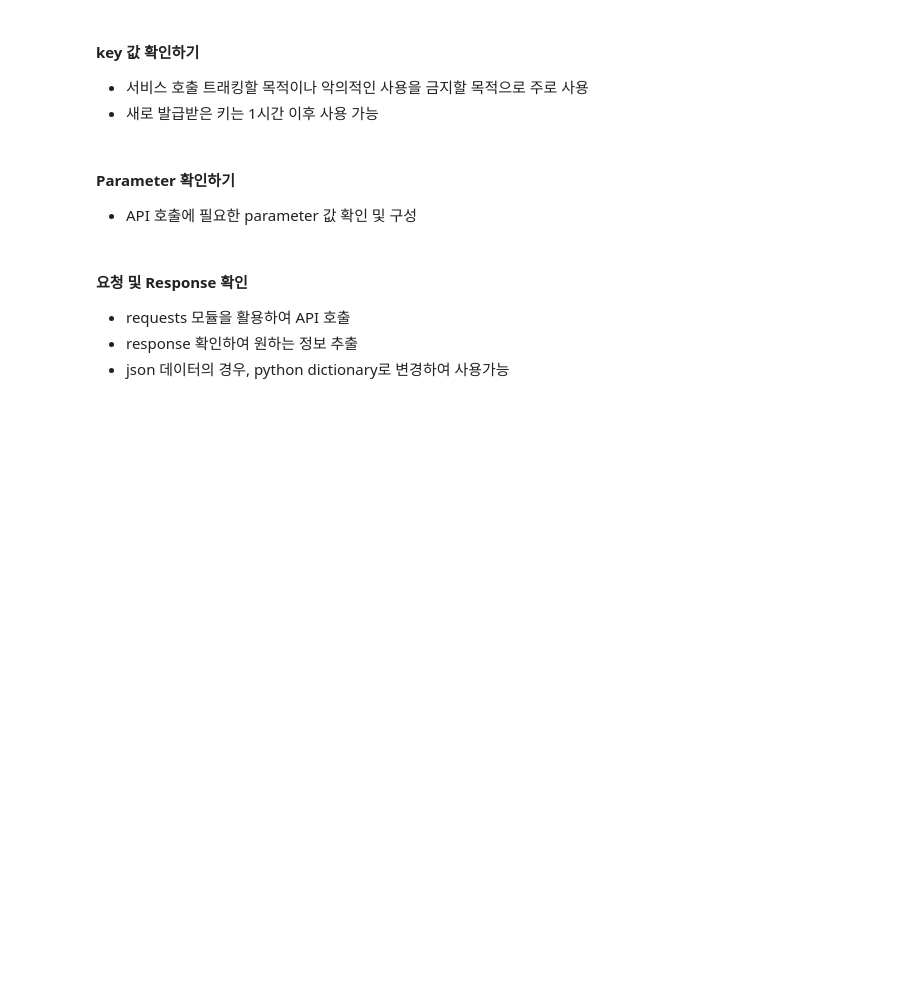
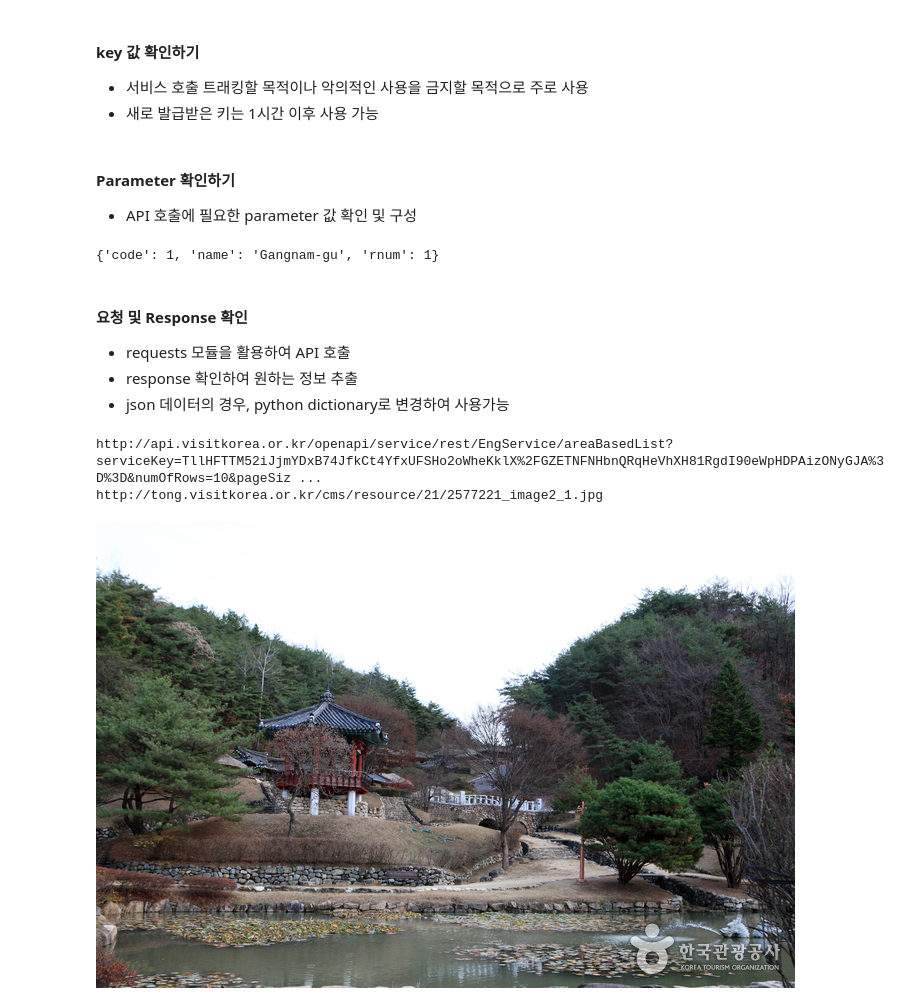
Before and after one commit to 1571min/ByteDegree-Python-Progarmming-, a Jupyter notebook: PART 2) 데이터 수집을 위한 Python (Crawling)/01. Jupyter Notebook ( Typing 용 )/Chapter 02 - 02. OPEN API 활용하여 json data 추출하기.ipynb, the cells around one changed output. Cells and saved outputs as stored; diff of their text form; code cells hidden in the pictures; blank space fills up the shorter version.

Commit message:
update part2 python web crawling

```diff
--- a/PART 2) 데이터 수집을 위한 Python (Crawling)/01. Jupyter Notebook ( Typing 용 )/Chapter 02 - 02. OPEN API 활용하여 json data 추출하기.ipynb
+++ b/PART 2) 데이터 수집을 위한 Python (Crawling)/01. Jupyter Notebook ( Typing 용 )/Chapter 02 - 02. OPEN API 활용하여 json data 추출하기.ipynb
@@ -14,11 +19,49 @@
 #### key 값 확인하기
  - 서비스 호출 트래킹할 목적이나 악의적인 사용을 금지할 목적으로 주로 사용
  - 새로 발급받은 키는 1시간 이후 사용 가능
+# %%
+serviceKey='TllHFTTM52iJjmYDxB74JfkCt4YfxUFSHo2oWheKklX%2FGZETNFNHbnQRqHeVhXH81RgdI90eWpHDPAizONyGJA%3D%3D'
 # %% [markdown]
 #### Parameter 확인하기
  - API 호출에 필요한 parameter 값 확인 및 구성
+# %%
+endpoint='http://api.visitkorea.or.kr/openapi/service/rest/EngService/areaCode?serviceKey={}&numOfRows=10&pageSize=10&pageNo={}&MobileOS=ETC&MobileApp=AppTest&areaCode=1&_type=json'.format(serviceKey,1)
+
+resp=requests.get(endpoint)
+##print(resp.status_code)
+##print(resp.text)
+
+data=resp.json()
+print(data['response']['body']['items']['item'][0])
+# %% [output]
+{'code': 1, 'name': 'Gangnam-gu', 'rnum': 1}
 # %% [markdown]
 #### 요청 및 Response 확인
  - requests 모듈을 활용하여 API 호출
  - response 확인하여 원하는 정보 추출
  - json 데이터의 경우, python dictionary로 변경하여 사용가능
+# %%
+import os
+from PIL import Image
+import requests
+from IPython.display import Image
+
+endpoint2='http://api.visitkorea.or.kr/openapi/service/rest/EngService/areaBasedList?serviceKey={}&numOfRows=10&pageSize=10&pageNo=1&MobileOS=ETC&MobileApp=AppTest&listYN=Y&arrange=A&areaCode=35&_type=json'.format(serviceKey)
+print(endpoint2)
+resp2=requests.get(endpoint2)
+data=resp2.json()
+print(data['response']['body']['items']['item'][0]['firstimage'])
+
+
+
+for i in range(0,7):
+    image_url = (data['response']['body']['items']['item'][i]['firstimage'])
+    image = requests.get(image_url).content #서버 응답을 받아 파일내용 획득. content는 응답받은 RawData
+    filename ='python{}.png'.format(i)  #URL에서 파일명 획득. 뒷부분의 python.png란 파일명만 저장
+    with open(filename, 'wb') as f: #wb: 쓰기 파이러니
+        f.write(image)#파일 저장
+Image(filename='python{}.png'.format(3))
+# %% [output]
+http://api.visitkorea.or.kr/openapi/service/rest/EngService/areaBasedList?serviceKey=TllHFTTM52iJjmYDxB74JfkCt4YfxUFSHo2oWheKklX%2FGZETNFNHbnQRqHeVhXH81RgdI90eWpHDPAizONyGJA%3D%3D&numOfRows=10&pageSiz ...
+http://tong.visitkorea.or.kr/cms/resource/21/2577221_image2_1.jpg
+[figure, added]
```
Also changed, not shown: parts of 1 cell of this notebook, 14 other files.
